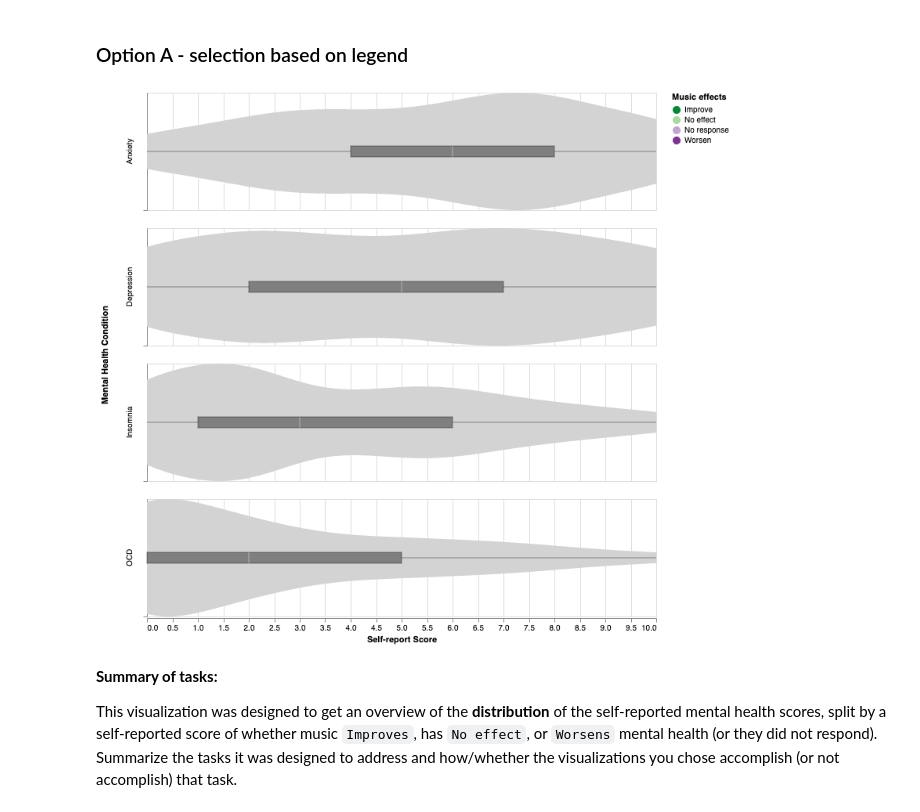
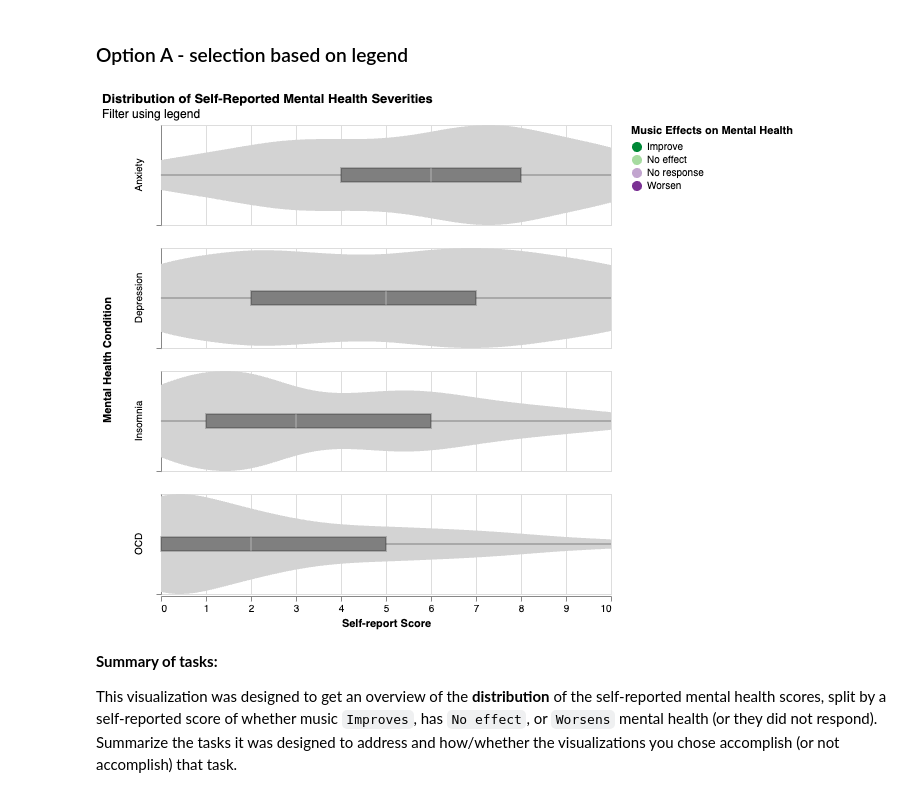
Before and after one commit to ubc-dsci320-2024w2/project-team_fabfour, a Jupyter notebook: ungraded/charts_Jessica.ipynb, the cells around one changed output. Cells and saved outputs as stored; diff of their text form; code cells hidden in the pictures.

Commit message:
updating my charts

```diff
--- a/ungraded/charts_Jessica.ipynb
+++ b/ungraded/charts_Jessica.ipynb
@@ -55,38 +57,42 @@ selection = alt.selection_point(fields=['Music effects'], bind='legend', empty=F
 
 four_colors = ["#008837", "#a6dba0", "#c2a5cf", "#7b3294"]
 
 # Box-plot
 boxplot = alt.Chart().mark_boxplot(box={'stroke': 'black'}, color='black', opacity=0.4).encode(
 	alt.X('Self-report Score:Q')
-).properties(width=650)
+).properties(width=450)
 
 # Violin-plot
 violin = alt.Chart().transform_density(
 	'Self-report Score',
 	as_=['Self-report Score', 'density'],
 	extent=[0, 10],
 	groupby=['Mental Health Condition', "Music effects"]
 ).mark_area(orient='vertical').encode(
 	x='Self-report Score:Q',
 	y=alt.Y('density:Q', stack='center', impute=None, title=None,
             scale=alt.Scale(nice=False, zero=True),
             axis=alt.Axis(labels=False, values=[0], grid=False, ticks=True)),
-    color=alt.condition(selection, alt.Color("Music effects:N").scale(range=four_colors), alt.value("lightgray")),
+    color=alt.condition(selection, alt.Color("Music effects:N", title="Music Effects on Mental Health").scale(range=four_colors), alt.value("lightgray")),
     tooltip=["density:Q"]
-).properties(width=650, height=150).add_params(selection)
+).properties(width=450, height=100).add_params(selection)
 
 # Combining both charts
 chart1a = alt.layer(
     violin,
     boxplot,
     data=mxmh_scores
 ).facet(row='Mental Health Condition:N'
-).resolve_scale(y=alt.ResolveMode("independent"))
+).resolve_scale(y=alt.ResolveMode("independent")
+).properties(title=alt.Title("Distribution of Self-Reported Mental Health Severities",
+                    subtitle="Filter using legend"
+                   )
+            )
 
 chart1a.show()
 # save(chart1a, "outputs/chart1a.json")
 # %% [output]
-[figure, old version]
+[figure, new version]
 # %%
 # UI widget
 # change = alt.selection_interval(encodings=['x'])
```
Also changed, not shown: parts of 2 cells of this notebook.
